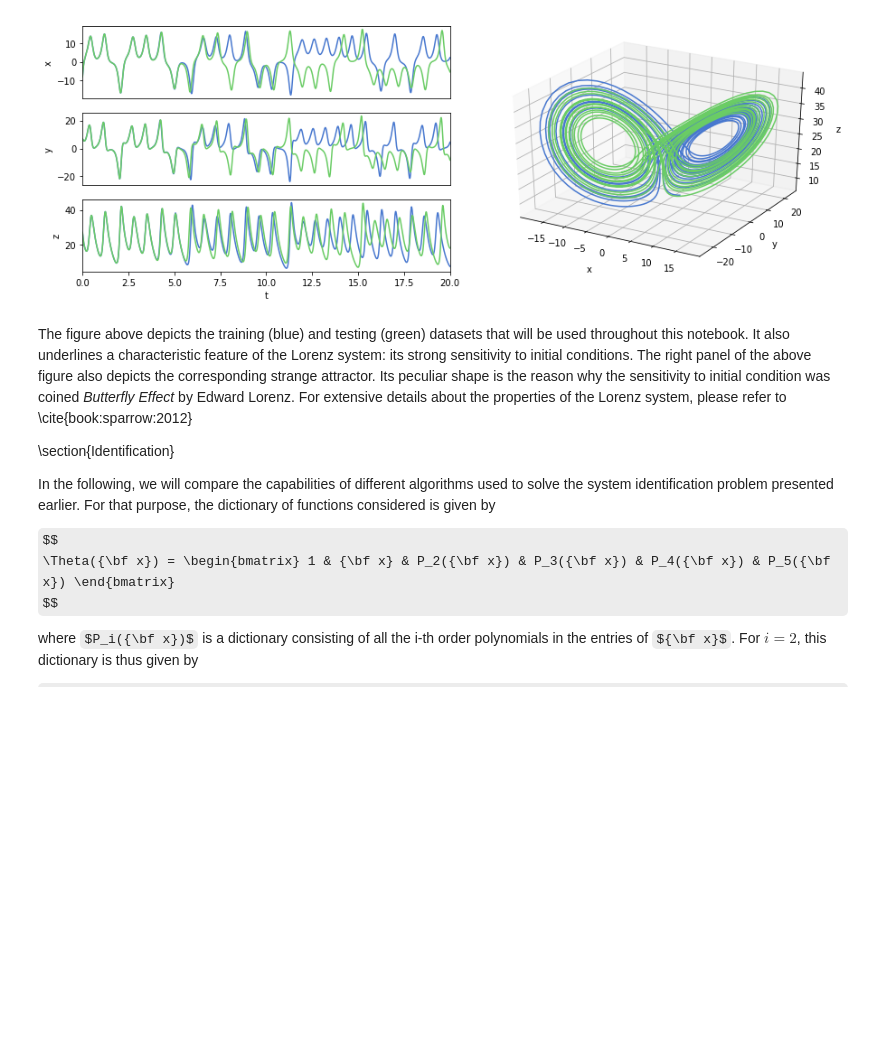
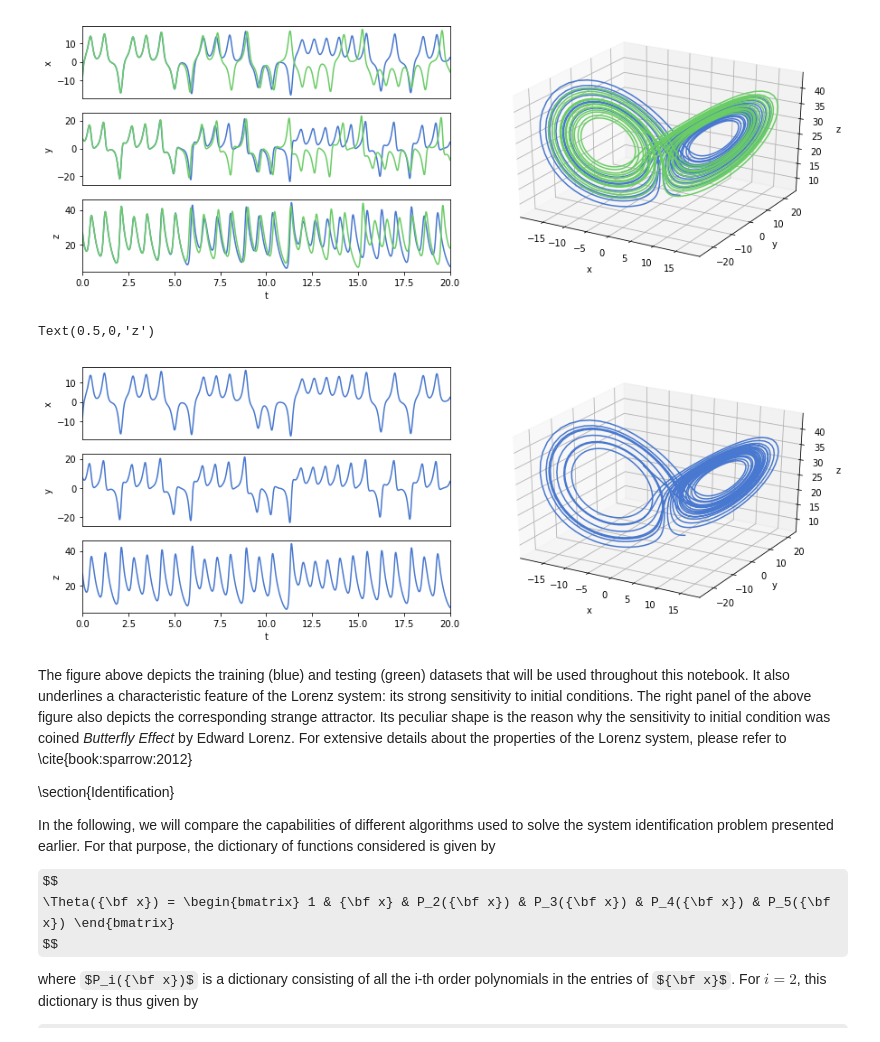
Before and after one commit to elbertgong/am108-final-project, a Jupyter notebook: SINDy/examples/Lorenz/Very_quick_intro_to_SINDy.ipynb, the cells around one changed output. Saved outputs shown, nothing was run; the diff lists cells and outputs as text; code cells hidden in the pictures; some formulas as TeX source; blank space fills up the shorter version.

Commit message:
input_projection.ipynb

```diff
--- a/SINDy/examples/Lorenz/Very_quick_intro_to_SINDy.ipynb
+++ b/SINDy/examples/Lorenz/Very_quick_intro_to_SINDy.ipynb
@@ -122,6 +122,41 @@ ax3.set_zlabel('z')
 # %% [output]
 Text(0.5,0,'z')
 [figure]
+# %%
+# --> Plot time traces of the two trajectories as well as the corresponding stange attractor.
+fig = plt.figure(figsize=(1.5*w, w/2))
+gs = GridSpec(3, 6)
+
+ax0 = fig.add_subplot(gs[0, :3])
+ax0.plot(t, x[:, 0])
+ax0.set_ylabel('x')
+ax0.set_xticks([])
+ax0.set_xlim(0, 20)
+
+ax1 = fig.add_subplot(gs[1, :3])
+ax1.plot(t, x[:, 1])
+ax1.set_ylabel('y')
+ax1.set_xticks([])
+ax1.set_xlim(0, 20)
+
+ax2 = fig.add_subplot(gs[2, :3])
+ax2.plot(t, x[:, 2])
+ax2.set_ylabel('z')
+ax2.set_xlabel('t')
+ax2.set_xlim(0, 20)
+
+ax3 = fig.add_subplot(gs[:, 3:], projection='3d')
+ax3.plot(x[:, 0], x[:, 1], x[:, 2])
+ax3.set_xlabel('x', labelpad=10)
+ax3.set_ylabel('y')
+ax3.set_zlabel('z')
+
+# figcaption('(Left) Time-traces of the different state variables and (right) corresponding trajectories in the three-dimensional phase space. Although, the \
+#             two initial conditions differ by less than 1%, time traces clearly highlight that the two trajectories depart from one another for $t>5$. They \
+#             nonetheless evolve on the same strange attractor as shown in the right panel.')
+# %% [output]
+Text(0.5,0,'z')
+[figure, added]
 # %% [markdown]
 The figure above depicts the training (blue) and testing (green) datasets that will be used throughout this notebook. It also underlines a characteristic feature of the Lorenz system: its strong sensitivity to initial conditions. The right panel of the above figure also depicts the corresponding strange attractor. Its peculiar shape is the reason why the sensitivity to initial condition was coined *Butterfly Effect* by Edward Lorenz. For extensive details about the properties of the Lorenz system, please refer to \cite{book:sparrow:2012}
 
```
Also changed, not shown: 1 other file.
